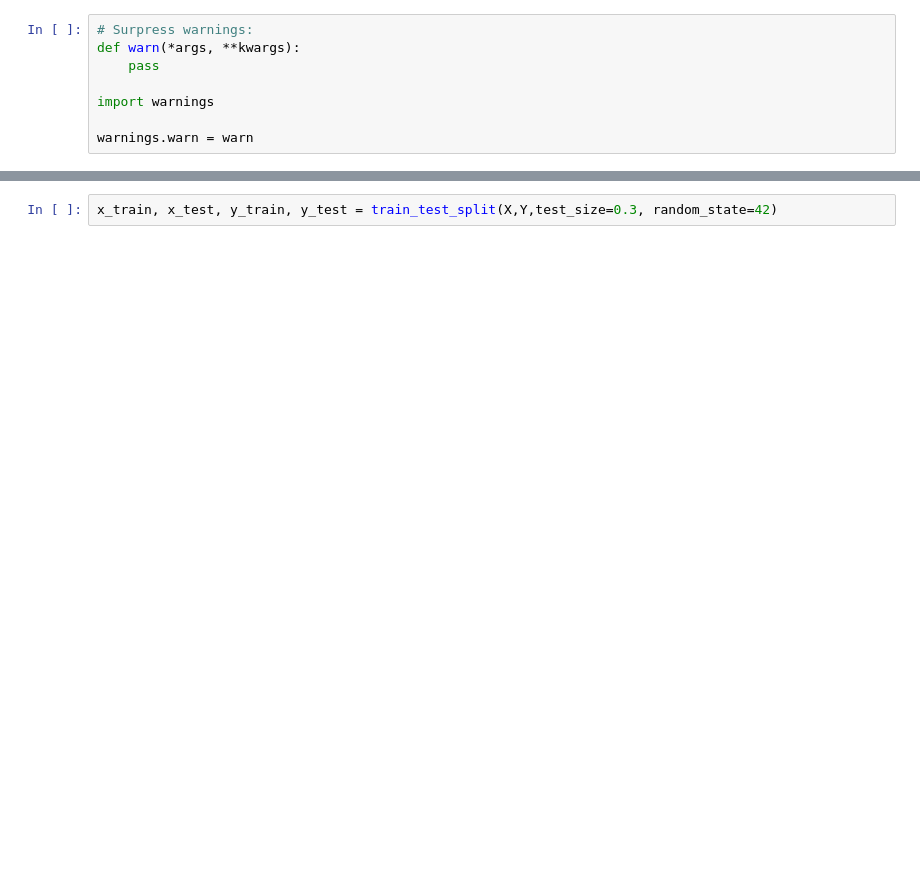
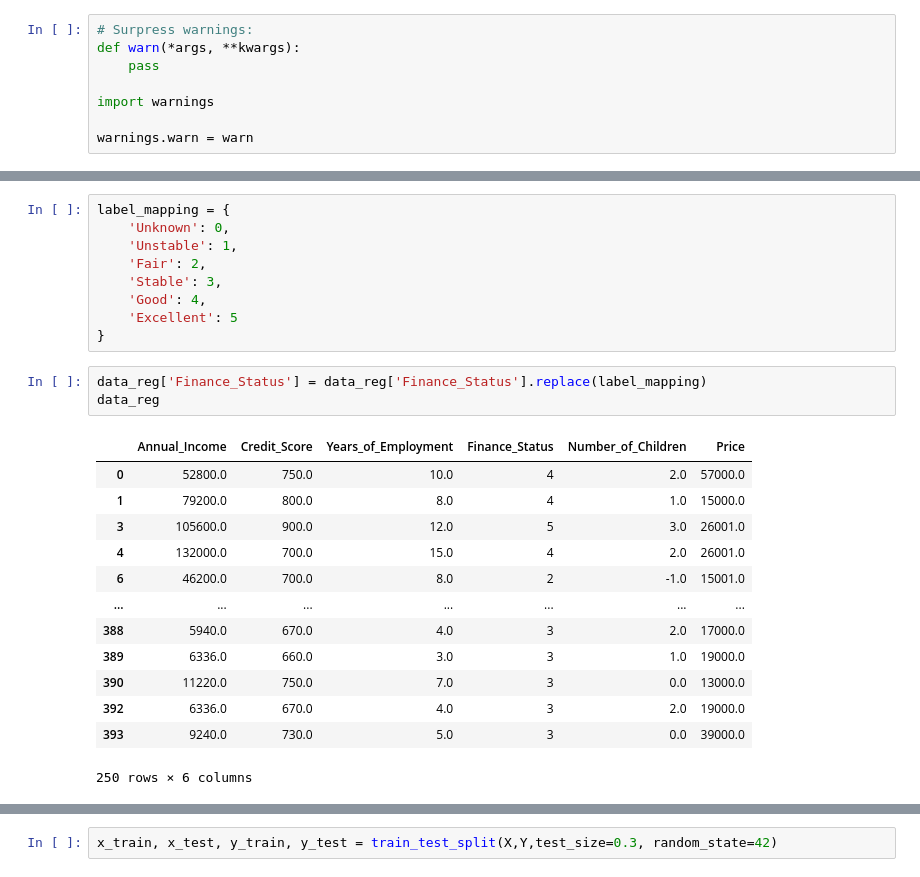
Before and after one commit to File500/Data_science_and_analysis, a Jupyter notebook: analysis/predictive_analysis/ML_models_training.ipynb, the cells around one changed output, grey strips where cells are left out. Cells and saved outputs as stored; diff of their text form; blank space fills up the shorter version.

```diff
--- a/analysis/predictive_analysis/ML_models_training.ipynb
+++ b/analysis/predictive_analysis/ML_models_training.ipynb
@@ -109,0 +123,26 @@ Y = sales_df_reg_train['Price'].to_frame()
+# %%
+label_mapping = {
+    'Unknown': 0,
+    'Unstable': 1,
+    'Fair': 2,
+    'Stable': 3,
+    'Good': 4,
+    'Excellent': 5
+}
+# %%
+data_reg['Finance_Status'] = data_reg['Finance_Status'].replace(label_mapping)
+data_reg
+# %% [output]
+|  | Annual_Income | Credit_Score | Years_of_Employment | Finance_Status | Number_of_Children | Price |
+| 0 | 52800.0 | 750.0 | 10.0 | 4 | 2.0 | 57000.0 |
+| 1 | 79200.0 | 800.0 | 8.0 | 4 | 1.0 | 15000.0 |
+| 3 | 105600.0 | 900.0 | 12.0 | 5 | 3.0 | 26001.0 |
+| 4 | 132000.0 | 700.0 | 15.0 | 4 | 2.0 | 26001.0 |
+| 6 | 46200.0 | 700.0 | 8.0 | 2 | -1.0 | 15001.0 |
+| ... | ... | ... | ... | ... | ... | ... |
+| 388 | 5940.0 | 670.0 | 4.0 | 3 | 2.0 | 17000.0 |
+| 389 | 6336.0 | 660.0 | 3.0 | 3 | 1.0 | 19000.0 |
+| 390 | 11220.0 | 750.0 | 7.0 | 3 | 0.0 | 13000.0 |
+| 392 | 6336.0 | 670.0 | 4.0 | 3 | 2.0 | 19000.0 |
+| 393 | 9240.0 | 730.0 | 5.0 | 3 | 0.0 | 39000.0 |
+250 rows × 6 columns
```
Also changed, not shown: parts of 20 cells of this notebook.
